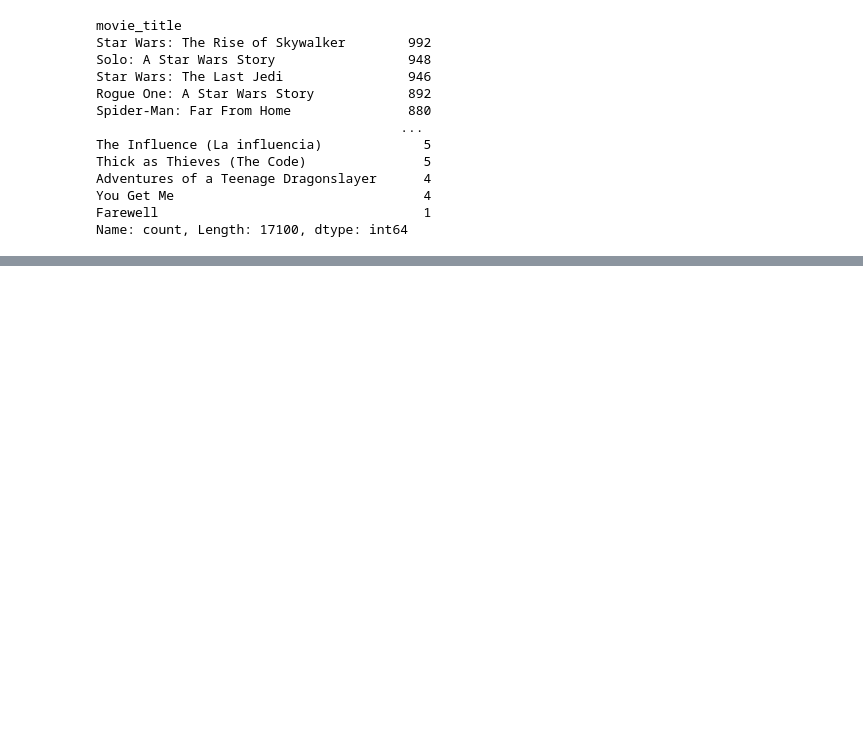
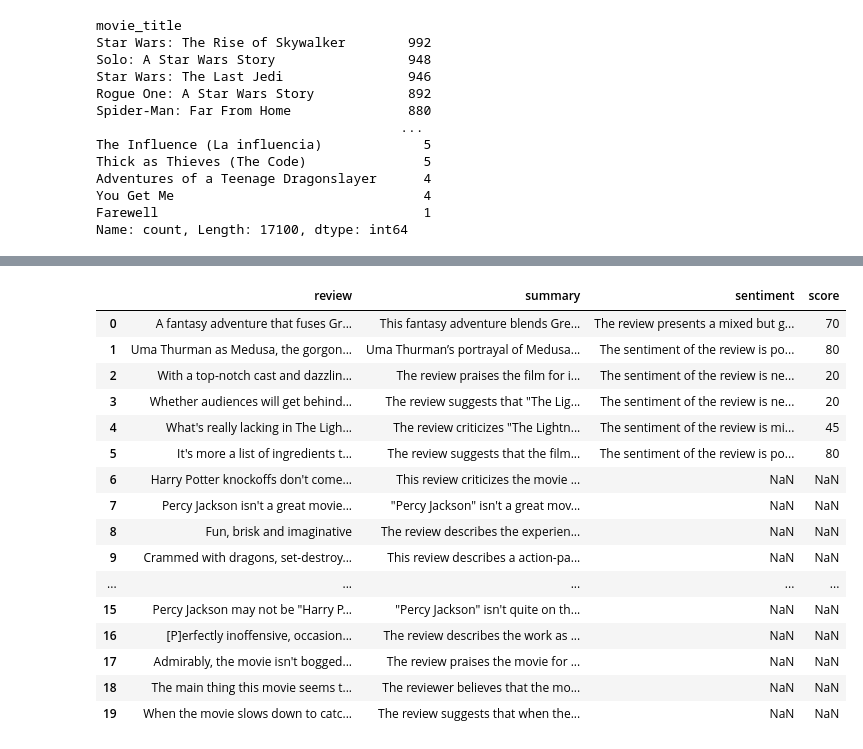
Before and after one commit to sir-hobbyjog/Review_analysis, a Jupyter notebook: openai-v2.ipynb, the cells around one changed output, grey strips where cells are left out. Cells and saved outputs as stored; diff of their text form; code cells hidden in the pictures; blank space fills up the shorter version.

```diff
--- a/openai-v2.ipynb
+++ b/openai-v2.ipynb
@@ -77,0 +91,10 @@ Name: count, Length: 17100, dtype: int64
+# %%
+#convert the dictionary to a dataframe
+summaries_df = pd.DataFrame(summaries.items(), columns=['review', 'summary'])
+sentiments_df = pd.DataFrame(sentiments.items(), columns=['sentiment', 'score'])
+# %%
+#delete all non-numeric values from the score column
+sentiments_df = sentiments_df[sentiments_df['score'].str.isnumeric()]
+# %%
+sentiments_df.reset_index(drop=True, inplace=True)
+sentiments_df.head(20)
@@ -77,0 +118,23 @@ Name: count, Length: 17100, dtype: int64
+# %%
+#combine the summaries and sentiments dataframes
+combined_df = pd.concat([summaries_df, sentiments_df], axis=1)
+# %%
+combined_df.head(20)
+# %% [output]
+|  | review | summary | sentiment | score |
+| 0 | A fantasy adventure that fuses Gr... | This fantasy adventure blends Gre... | The review presents a mixed but g... | 70 |
+| 1 | Uma Thurman as Medusa, the gorgon... | Uma Thurman’s portrayal of Medusa... | The sentiment of the review is po... | 80 |
+| 2 | With a top-notch cast and dazzlin... | The review praises the film for i... | The sentiment of the review is ne... | 20 |
+| 3 | Whether audiences will get behind... | The review suggests that "The Lig... | The sentiment of the review is ne... | 20 |
+| 4 | What's really lacking in The Ligh... | The review criticizes "The Lightn... | The sentiment of the review is mi... | 45 |
+| 5 | It's more a list of ingredients t... | The review suggests that the film... | The sentiment of the review is po... | 80 |
+| 6 | Harry Potter knockoffs don't come... | This review criticizes the movie ... | NaN | NaN |
+| 7 | Percy Jackson isn't a great movie... | "Percy Jackson" isn't a great mov... | NaN | NaN |
+| 8 | Fun, brisk and imaginative | The review describes the experien... | NaN | NaN |
+| 9 | Crammed with dragons, set-destroy... | This review describes a action-pa... | NaN | NaN |
+| ... | ... | ... | ... | ... |
+| 15 | Percy Jackson may not be "Harry P... | "Percy Jackson" isn't quite on th... | NaN | NaN |
+| 16 | [P]erfectly inoffensive, occasion... | The review describes the work as ... | NaN | NaN |
+| 17 | Admirably, the movie isn't bogged... | The review praises the movie for ... | NaN | NaN |
+| 18 | The main thing this movie seems t... | The reviewer believes that the mo... | NaN | NaN |
+| 19 | When the movie slows down to catc... | The review suggests that when the... | NaN | NaN |
```
Also changed, not shown: parts of 8 cells of this notebook.
